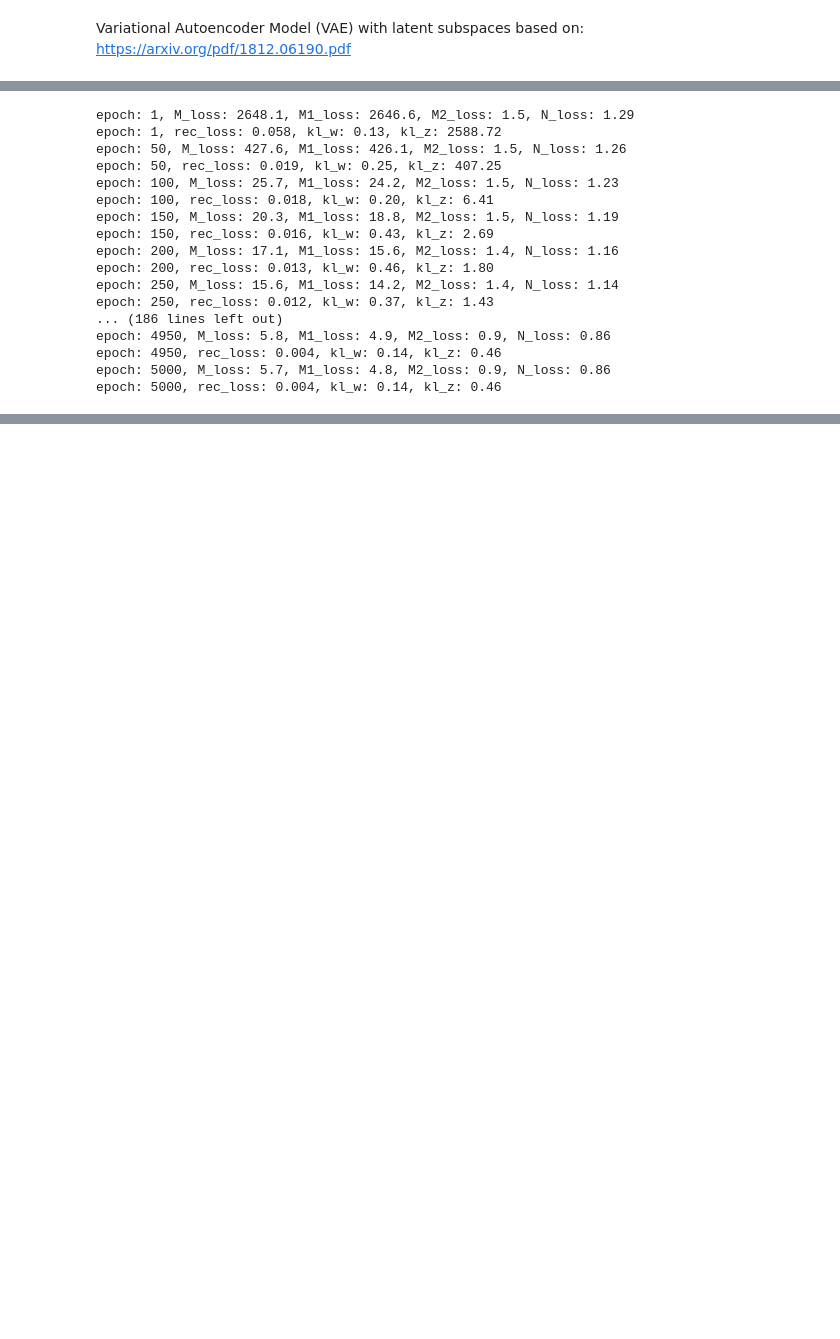
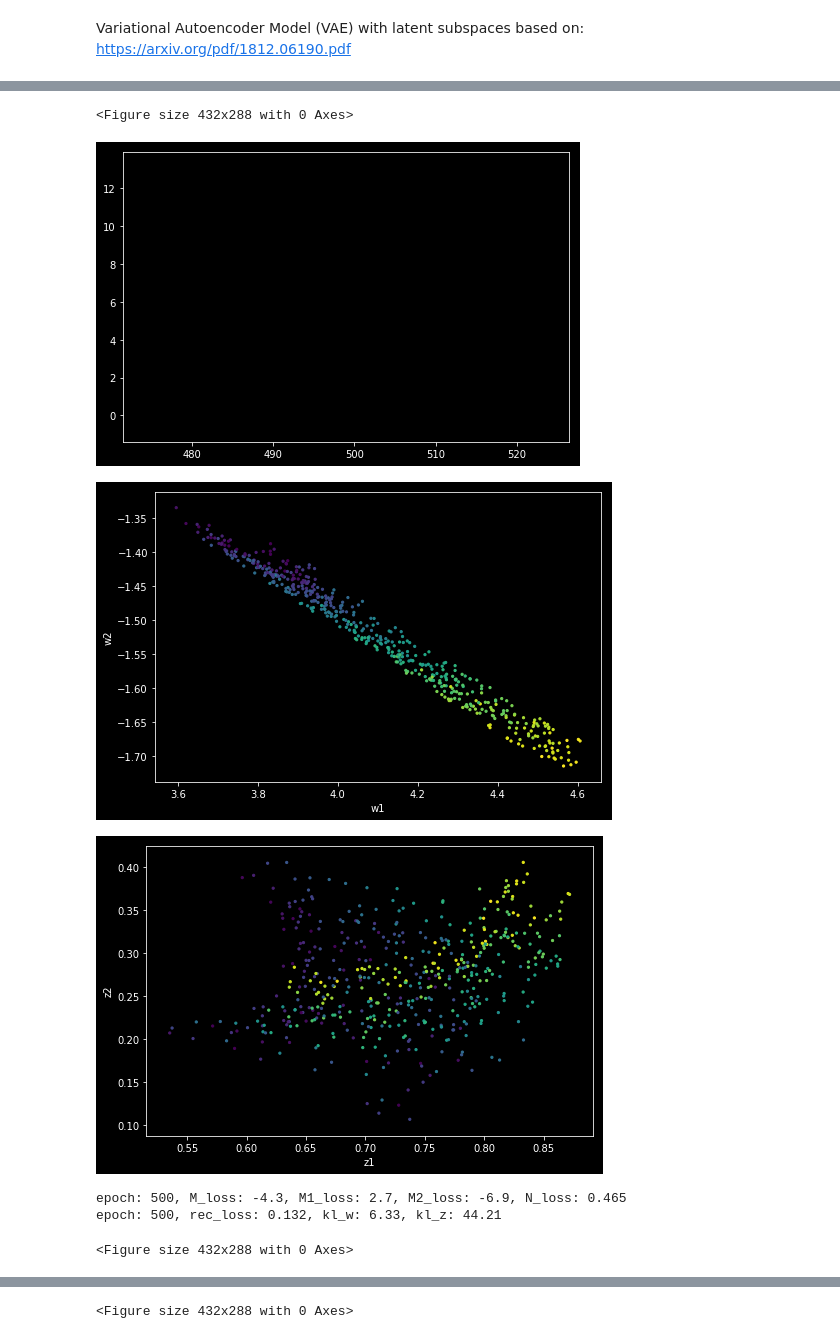
Before and after one commit to dauparas/tensorflow_examples, a Jupyter notebook: VAE_with_latent_subspaces.ipynb, the cells around one changed output, grey strips where cells are left out. Drawn from its saved outputs; the diff is of its cells as text; code cells hidden in the pictures; blank space fills up the shorter version.

```diff
--- a/VAE_with_latent_subspaces.ipynb
+++ b/VAE_with_latent_subspaces.ipynb
@@ -212,9 +232,16 @@ def batch_generator(features, x, u, batch_size):
     part = idx[start_idx:end_idx]
     yield features[part,:], x[part,:] , u[part, :]
 # %%
-n_epochs = 5000
+n_epochs = 1500
 batch_size = X.shape[0]
 start = time.time()
+
+rec_out_plt = []
+kl_w_plt= []
+kl_z_plt = []
+epoch_plt = []
+M2_plt = []
+N_loss_plt = []
 with tf.Session() as sess:
   sess.run(tf.global_variables_initializer())
 
@@ -223,52 +250,65 @@ with tf.Session() as sess:
     gen = batch_generator(X, X, U, batch_size) #create batch generator
     M_loss = 0
     N_loss = 0
     rec_loss_ = 0
     kl_w_ = 0
     kl_z_ = 0
     M1_ = 0
     M2_ = 0
     ent2_ = 0
     logN_ = 0
 
     for j in range(np.int(X.shape[0]/batch_size)):
       x_in_batch, x_out_batch, u_batch = gen.__next__()
 
 
       _, M_loss_, rec_loss__, kl_w__, kl_z__, M1__, ent2__, M2__= sess.run([M_train, M_cost, rec_loss, kl_w, kl_z, M1, ent2, M2], feed_dict={x_in: x_in_batch, x_out: x_out_batch, u_in: u_batch})
       M_loss += M_loss_
       rec_loss_ += rec_loss__
       kl_w_ += kl_w__
       kl_z_ += kl_z__
       M1_ += M1__
       M2_ += M2__
 
       _, N_loss_, logN__= sess.run([N_train, N_cost, logN], feed_dict={x_in: x_in_batch, x_out: x_out_batch, u_in: u_batch})
       N_loss += N_loss_
       logN_ += logN__
 
 
-    if (i+1)% 50 == 0 or i == 0:
+    if (i+1)% 500 == 0:
       wIxy_mean_, zIx_mean_, rec_out_= sess.run([wIxy_mean, zIx_mean, rec_out], feed_dict ={x_in:X, x_out:X, u_in:U})
-      end = time.time()
-      print('epoch: {0}, M_loss: {1:.1f}, M1_loss: {2:.1f}, M2_loss: {3:.1f}, N_loss: {4:.2f}'.format((i+1), M_loss/(1+np.int(X.shape[0]/batch_size)), M1_/(1+np.int(X.shape[0]/batch_size)), M2_/(1+np.int(X.shape[0]/batch_size)), N_loss_/(1+np.int(X.shape[0]/batch_size))))
-      print('epoch: {0}, rec_loss: {1:.3f}, kl_w: {2:.2f}, kl_z: {3:.2f}'.format((i+1), rec_loss_/(1+np.int(X.shape[0]/batch_size)), kl_w_/(1+np.int(X.shape[0]/batch_size)), kl_z_/(1+np.int(X.shape[0]/batch_size))))
-      start = time.time()
+      rec_out_plt.append(100.0*rec_loss_)
+      kl_w_plt.append(kl_w_/10.0)
+      kl_z_plt.append(kl_z_/10.0)
+      M2_plt.append(M2_/10.0)
+      N_loss_plt.append(N_loss)
+      epoch_plt.append(i)
+      plt.figure(1)
+      plt.figure(figsize=(12*2/3.0,8*2/3.0))
+      plt.plot(epoch_plt[-10:], rec_out_plt[-10:])
+      plt.plot(epoch_plt[-10:], kl_w_plt[-10:])
+      plt.plot(epoch_plt[-10:], kl_z_plt[-10:])
+      plt.plot(epoch_plt[-10:], M2_plt[-10:])
+
+      plt.figure(2)
+      plt.figure(figsize=(12*2/3.0,8*2/3.0))
+      plt.scatter(wIxy_mean_[:,0],wIxy_mean_[:,1], c=U[:,0], cmap='viridis', s=5.0);
+      plt.xlabel('w1');
+      plt.ylabel('w2');
+
+      plt.figure(3)
+      plt.figure(figsize=(12*2/3.0,8*2/3.0))
+      plt.scatter(zIx_mean_[:,0],zIx_mean_[:,1], c=U[:,0], cmap='viridis', s=5.0);
+      plt.xlabel('z1');
+      plt.ylabel('z2');
+      plt.show()
+      print('epoch: {0}, M_loss: {1:.1f}, M1_loss: {2:.1f}, M2_loss: {3:.1f}, N_loss: {4:.3f}'.format((i+1), M_loss/(np.int(X.shape[0]/batch_size)), M1_/(np.int(X.shape[0]/batch_size)), M2_/(np.int(X.shape[0]/batch_size)), N_loss_/(np.int(X.shape[0]/batch_size))))
+      print('epoch: {0}, rec_loss: {1:.3f}, kl_w: {2:.2f}, kl_z: {3:.2f}'.format((i+1), rec_loss_/(np.int(X.shape[0]/batch_size)), kl_w_/(np.int(X.shape[0]/batch_size)), kl_z_/(np.int(X.shape[0]/batch_size))))
 # %% [output]
-epoch: 1, M_loss: 2648.1, M1_loss: 2646.6, M2_loss: 1.5, N_loss: 1.29
-epoch: 1, rec_loss: 0.058, kl_w: 0.13, kl_z: 2588.72
-epoch: 50, M_loss: 427.6, M1_loss: 426.1, M2_loss: 1.5, N_loss: 1.26
-epoch: 50, rec_loss: 0.019, kl_w: 0.25, kl_z: 407.25
-epoch: 100, M_loss: 25.7, M1_loss: 24.2, M2_loss: 1.5, N_loss: 1.23
-epoch: 100, rec_loss: 0.018, kl_w: 0.20, kl_z: 6.41
-epoch: 150, M_loss: 20.3, M1_loss: 18.8, M2_loss: 1.5, N_loss: 1.19
-epoch: 150, rec_loss: 0.016, kl_w: 0.43, kl_z: 2.69
-epoch: 200, M_loss: 17.1, M1_loss: 15.6, M2_loss: 1.4, N_loss: 1.16
-epoch: 200, rec_loss: 0.013, kl_w: 0.46, kl_z: 1.80
-epoch: 250, M_loss: 15.6, M1_loss: 14.2, M2_loss: 1.4, N_loss: 1.14
-epoch: 250, rec_loss: 0.012, kl_w: 0.37, kl_z: 1.43
-... (186 lines left out)
-epoch: 4950, M_loss: 5.8, M1_loss: 4.9, M2_loss: 0.9, N_loss: 0.86
-epoch: 4950, rec_loss: 0.004, kl_w: 0.14, kl_z: 0.46
-epoch: 5000, M_loss: 5.7, M1_loss: 4.8, M2_loss: 0.9, N_loss: 0.86
-epoch: 5000, rec_loss: 0.004, kl_w: 0.14, kl_z: 0.46
+<Figure size 432x288 with 0 Axes>
+[figure, added]
+[figure, added]
+[figure, added]
+epoch: 500, M_loss: -4.3, M1_loss: 2.7, M2_loss: -6.9, N_loss: 0.465
+epoch: 500, rec_loss: 0.132, kl_w: 6.33, kl_z: 44.21
+<Figure size 432x288 with 0 Axes>
@@ -274,0 +320 @@ epoch: 5000, rec_loss: 0.004, kl_w: 0.14, kl_z: 0.46
+<Figure size 432x288 with 0 Axes>
```
Also changed, not shown: parts of 21 cells of this notebook.
